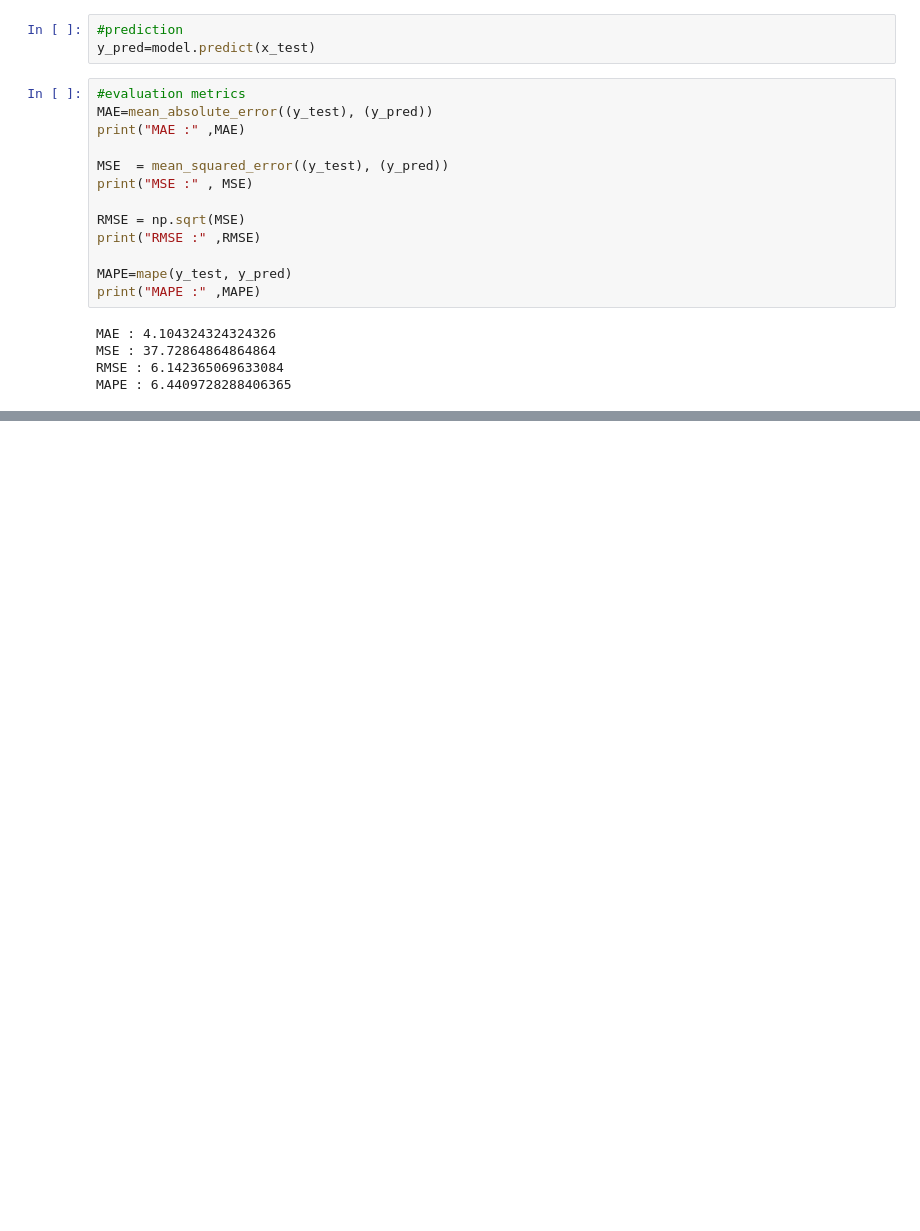
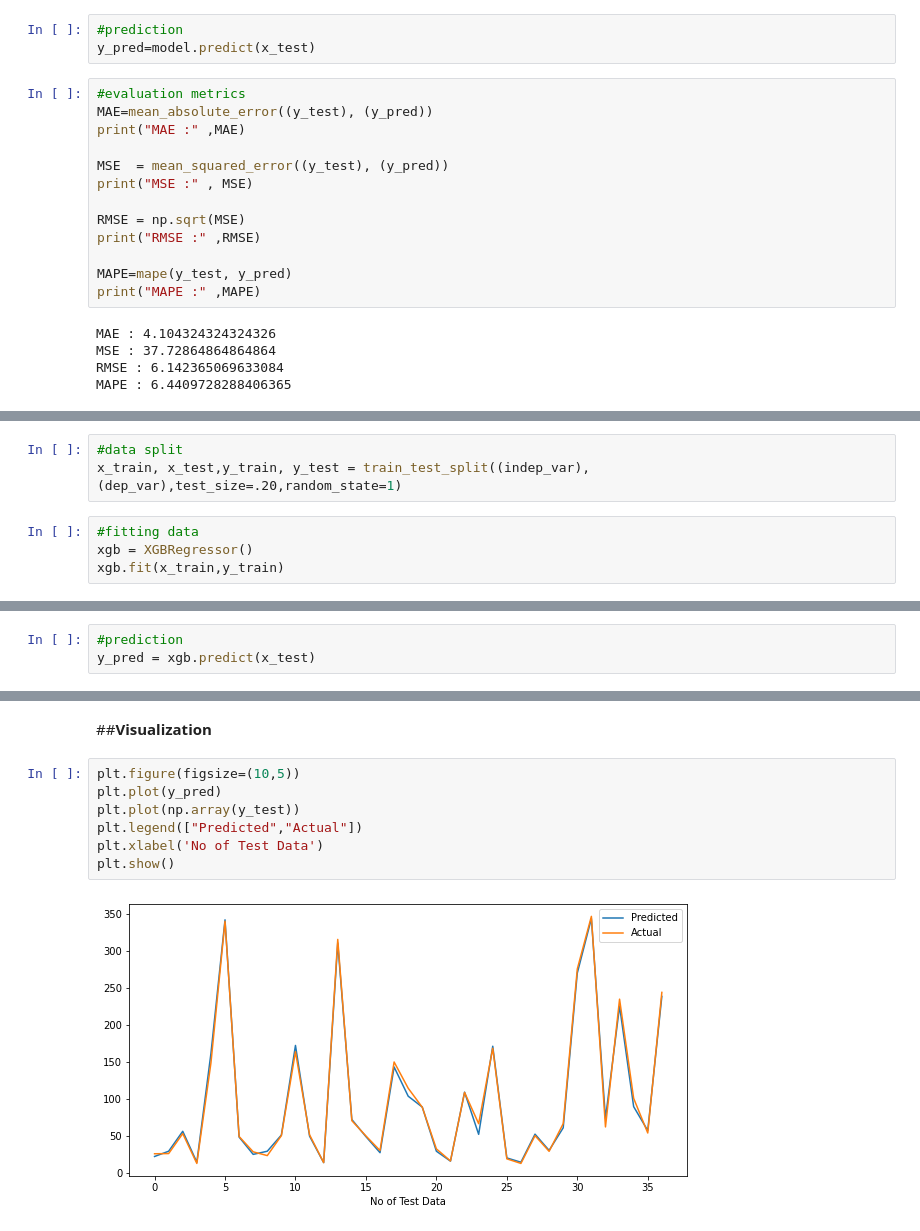
Before and after one commit to Kanika211/Yes_Bank_Stock_Closing_price, a Jupyter notebook: YES_Bank_Stock_Closing_Price.ipynb, the cells around one changed output, grey strips where cells are left out. Drawn from its saved outputs; the diff is of its cells as text; blank space fills up the shorter version.

```diff
--- a/YES_Bank_Stock_Closing_Price.ipynb
+++ b/YES_Bank_Stock_Closing_Price.ipynb
@@ -481,0 +549,7 @@ MAPE : 6.4409728288406365
+# %%
+#data split
+x_train, x_test,y_train, y_test = train_test_split((indep_var),(dep_var),test_size=.20,random_state=1)
+# %%
+#fitting data
+xgb = XGBRegressor()
+xgb.fit(x_train,y_train)
@@ -481,0 +559,3 @@ MAPE : 6.4409728288406365
+# %%
+#prediction
+y_pred = xgb.predict(x_test)
@@ -481,0 +580,11 @@ MAPE : 6.4409728288406365
+# %% [markdown]
+##<b>Visualization</b>
+# %%
+plt.figure(figsize=(10,5))
+plt.plot(y_pred)
+plt.plot(np.array(y_test))
+plt.legend(["Predicted","Actual"])
+plt.xlabel('No of Test Data')
+plt.show()
+# %% [output]
+[figure, added]
```
Also changed, not shown: parts of 12 cells of this notebook.
